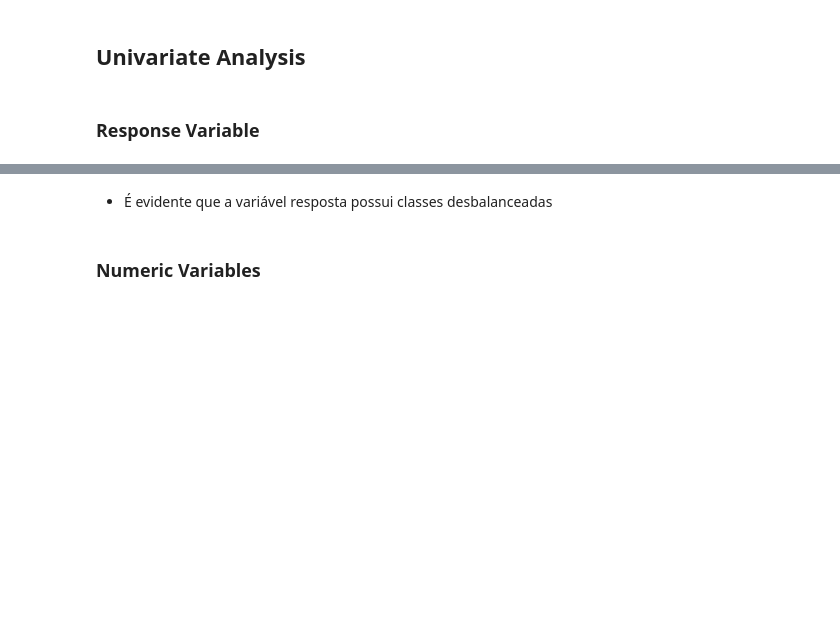
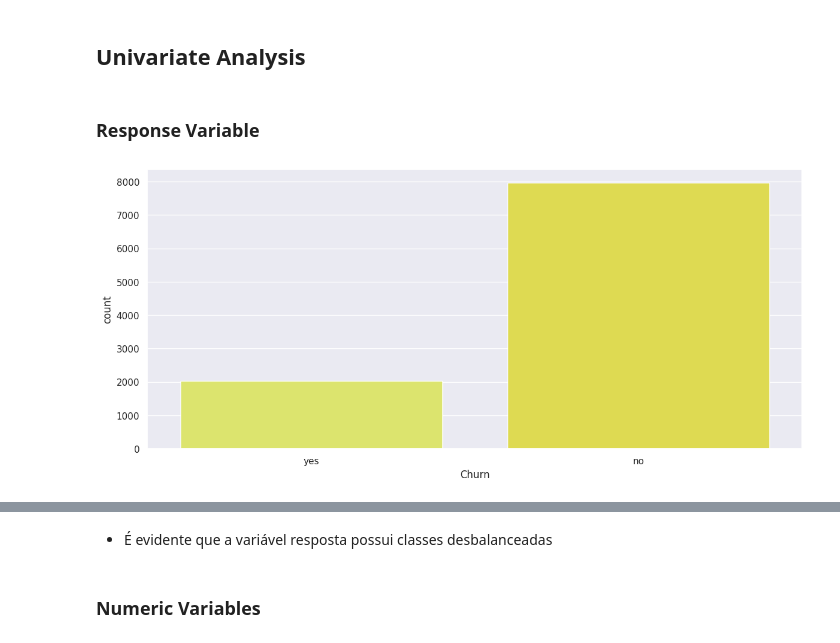
Before and after one commit to rodrigo-rngl/data-science-portfolio, a Jupyter notebook: top-bank-churn-predict/notebooks/Project Clients Churn Predict - V2.ipynb, the cells around one changed output, grey strips where cells are left out. Cells and saved outputs as stored; diff of their text form; code cells hidden in the pictures; blank space fills up the shorter version.

Commit message:
rescaling and testing colors for plots in V2

```diff
--- a/top-bank-churn-predict/notebooks/Project Clients Churn Predict - V2.ipynb
+++ b/top-bank-churn-predict/notebooks/Project Clients Churn Predict - V2.ipynb
@@ -730,7 +727,9 @@ categorical_attributes = df4.select_dtypes(exclude= ['int64', 'float64'])
 # %% [markdown]
 ### Response Variable
 # %%
-sns.countplot(x= response_variable, palette= "light:b_r");
+sns.countplot(x= response_variable);
+# %% [output]
+[figure, added]
 # %%
 percentage_no_churn = df4[['id_cliente', 'Churn']].loc[df4['Churn'] == 'no'].shape[0] / df4.shape[0] * 100
 percentage_yes_churn = df4[['id_cliente', 'Churn']].loc[df4['Churn'] == 'yes'].shape[0] / df4.shape[0] * 100
```
Also changed, not shown: parts of 48 cells of this notebook.
